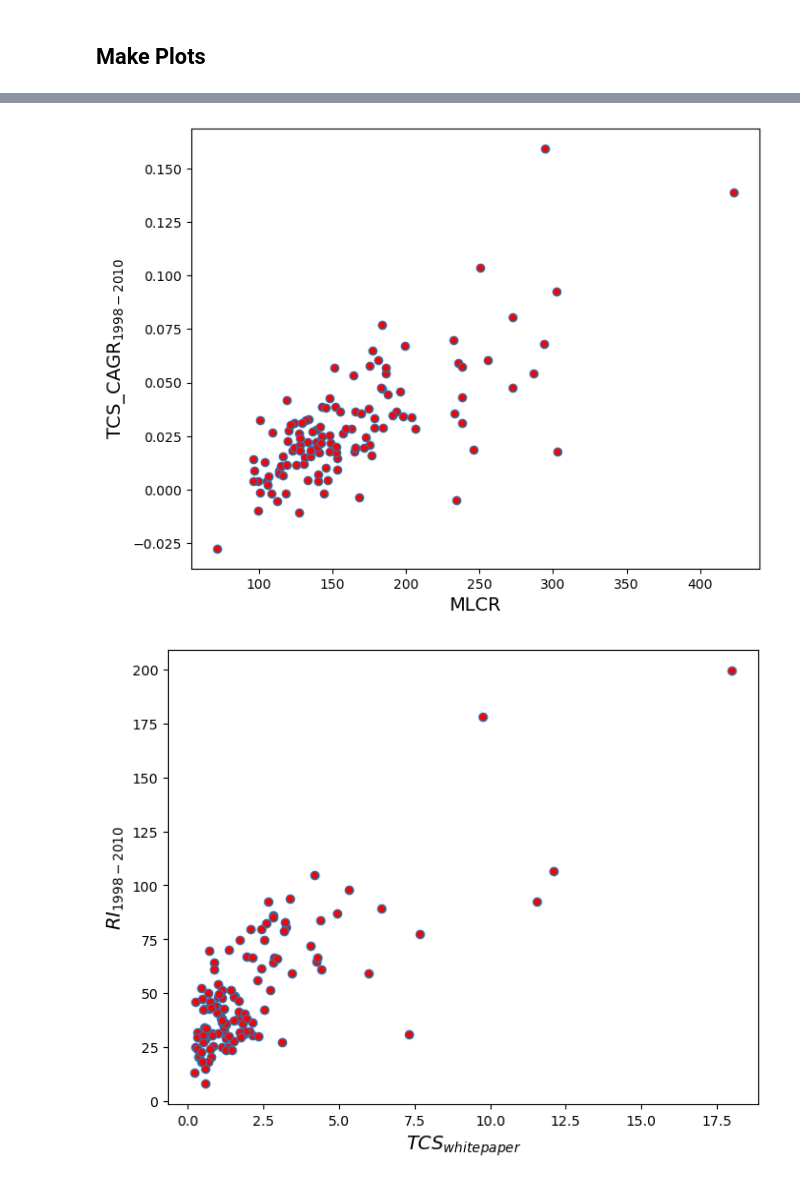
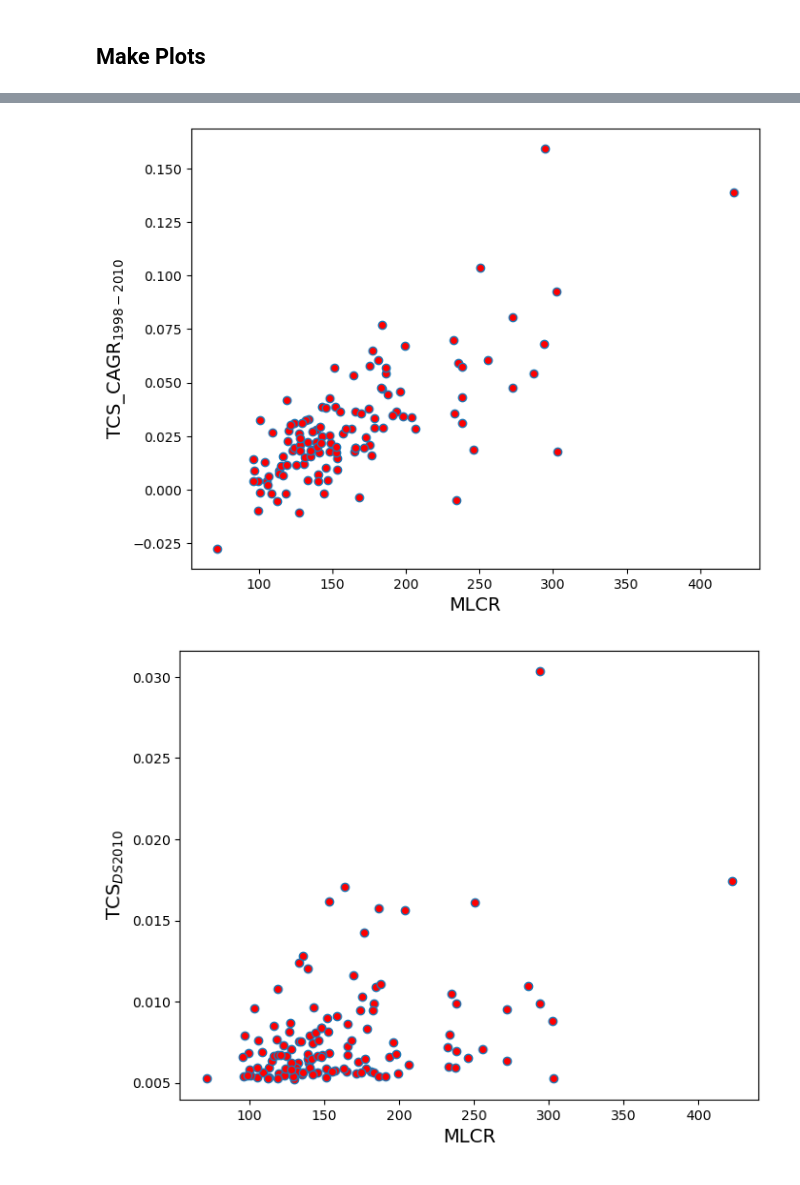
Before and after one commit to brianthomas/ml_strat_paper, a Jupyter notebook: notebooks/Paper_plots.ipynb, the cells around one changed output, grey strips where cells are left out. Cells and saved outputs as stored; diff of their text form; code cells hidden in the pictures.

Commit message:
add requested plot for paper

```diff
--- a/notebooks/Paper_plots.ipynb
+++ b/notebooks/Paper_plots.ipynb
@@ -145,6 +145,7 @@ def research_plot_cagr_mlcr (version:str, data:pd.DataFrame, label_fontsize:int=
 
     plt.savefig(f'../plots/cagr_vs_mlcr_diagram_{version}.jpg', transparent=False, dpi=600)
 
+
 def research_plot_doc_tcs_mlcr (version:str, data:pd.DataFrame, label_fontsize:int=14):
 
     ''' Figurefor paper/poster '''
@@ -167,7 +168,32 @@ def research_plot_doc_tcs_mlcr (version:str, data:pd.DataFrame, label_fontsize:i
     fig.set_size_inches(8.0, 6.0)
     fig.subplots_adjust(left=0.155)
 
-    plt.savefig(f'../plots/cagr_vs_mlcr_diagram_{version}.jpg', transparent=False, dpi=600)
+    plt.savefig(f'../plots/ds2010_tcs_vs_mlcr_diagram_{version}.jpg', transparent=False, dpi=600)
+
+
+def research_plot_tcs_mlcr (version:str, data:pd.DataFrame, label_fontsize:int=14):
+
+    ''' Figurefor paper/poster '''
+
+    # 2 plots horizontally side-by-side
+    fig, ax2 = plt.subplots(1, 1)
+
+    # plot RHS
+    x=np.array(data['avg_cites'])
+    y=np.array(data['tcs'])
+    plot_data (x, y, ax=ax2)
+    #ax2.set_title("CAGR (1998 - 2010) vs MLCR, min inf 0.2", fontsize=label_fontsize)
+    ax2.set_title("", fontsize=label_fontsize)
+    ax2.set_xlabel("MLCR", fontsize=label_fontsize)
+    ax2.set_ylabel("TCS$_{1998-2010}$", fontsize=label_fontsize)
+    #ax2.set_ylim([-0.025, 0.12])
+
+    # write to disk for distribution
+    fig = plt.gcf()
+    fig.set_size_inches(8.0, 6.0)
+    fig.subplots_adjust(left=0.155)
+
+    plt.savefig(f'../plots/tcs_vs_mlcr_diagram_{version}.jpg', transparent=False, dpi=600)
 
 
 def research_plot_ri_tcs_whitepaper (version:str, data:pd.DataFrame, label_fontsize:int=14):
@@ -204,7 +230,7 @@ def research_plot_paper_inference_thresh (version:str, data:pd.DataFrame, label_
     ax1.plot(x, y, marker='o', markerfacecolor='red', linestyle=' ')
     plt.errorbar(x, y, fmt='ko', yerr=y_err)
 
-    ax1.set_ylabel("Mean R (TCS_CAGR$_{1998-2010}$ - MLCR)", fontsize=label_fontsize)
+    ax1.set_ylabel("Mean R (TCS_CAGR$_{1998-2010}$ vs MLCR)", fontsize=label_fontsize)
     ax1.set_xlabel("I$_{paper}$ minimum threshold", fontsize=label_fontsize)
     ax1.set_title("", fontsize=label_fontsize)
 
@@ -307,11 +333,12 @@ dcs_data.sort_values('ri', ascending=False)[:3]
 # %%
 research_plot1 (version, dcs_data, 14) # rec3
 research_plot_cagr_mlcr (version, cite_data, 14) # rec??
-#research_plot_doc_tcs_mlcr (version, cite_data, 14) # not used
+research_plot_doc_tcs_mlcr (version, cite_data, 14)
+research_plot_tcs_mlcr (version, cite_data, 14)
 research_plot_ri_tcs_whitepaper (version, whitepaper_data, 14) # rec8
 research_plot_paper_inference_thresh(version, mt_data, 14)
 research_plot_tcs_cagr(version, dcs_data, 14) # rec1
 # %% [output]
 [figure]
 [figure]
-[figure, old version]
+[figure, new version]
```
Also changed, not shown: parts of 1 cell of this notebook.
